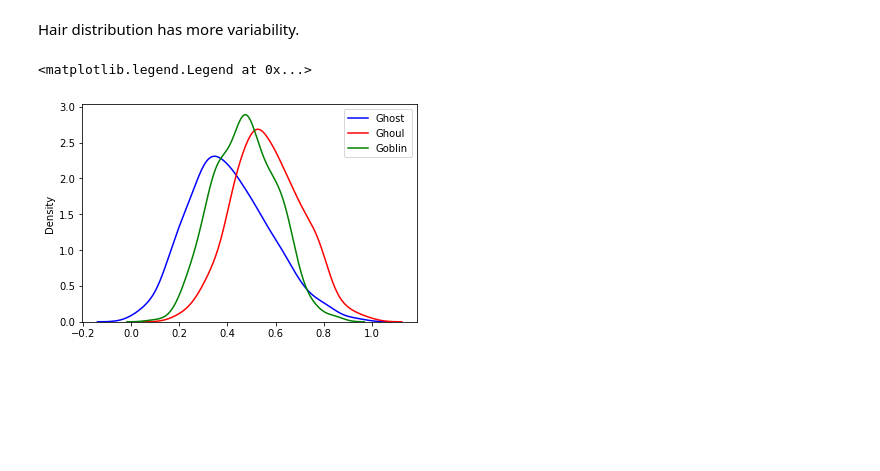
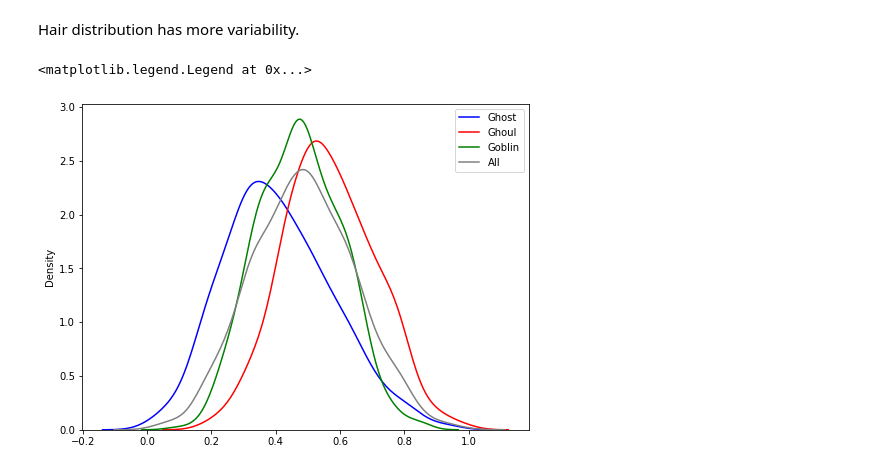
Before and after one commit to Lisstrange/Mini-examples, a Jupyter notebook: ghosts.ipynb, the cells around one changed output. Saved outputs shown, nothing was run; the diff lists cells and outputs as text; code cells hidden in the pictures; blank space fills up the shorter version.

```diff
--- a/ghosts.ipynb
+++ b/ghosts.ipynb
@@ -223,10 +219,13 @@ for c in train['type'].unique():
 # %% [markdown]
 Hair distribution has more variability.
 # %%
+fig, ax = plt.subplots(sharex = True, sharey = True, figsize=(8, 6))
 ax = sns.distplot(train[train["type"] == 'Ghost'].iloc[:, 1:5] , color="blue", hist=False, label="Ghost")
 ax = sns.distplot(train[train["type"] == 'Ghoul'].iloc[:, 1:5] , color="red", hist=False, label="Ghoul")
 ax = sns.distplot(train[train["type"] == 'Goblin'].iloc[:, 1:5] , color="green", hist=False, label="Goblin")
+ax = sns.distplot(train.iloc[:, 1:5] , color="gray", hist=False, label="All")
+
 ax.legend()
 # %% [output]
 <matplotlib.legend.Legend at 0x...>
-[figure, old version]
+[figure, new version]
```
Also changed, not shown: parts of 27 cells of this notebook.
